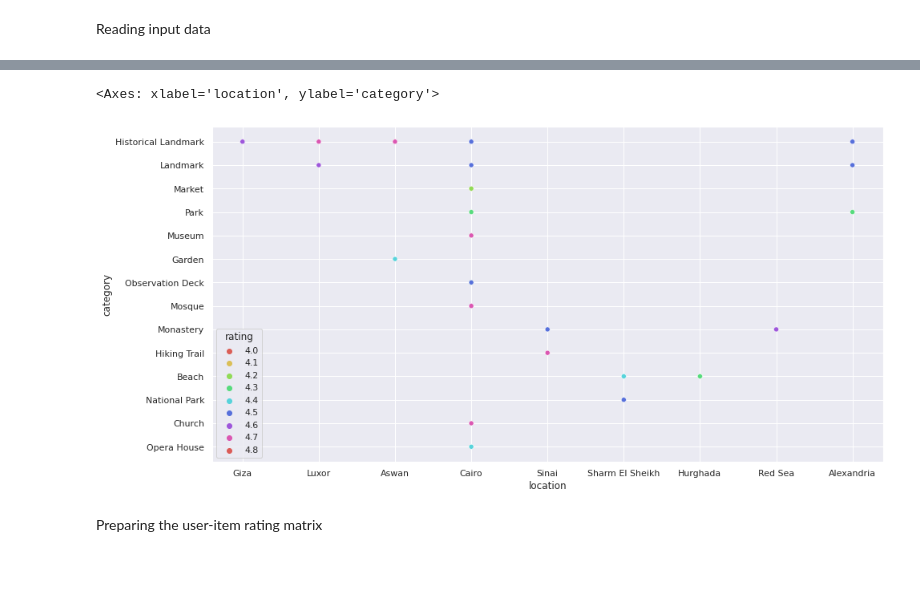
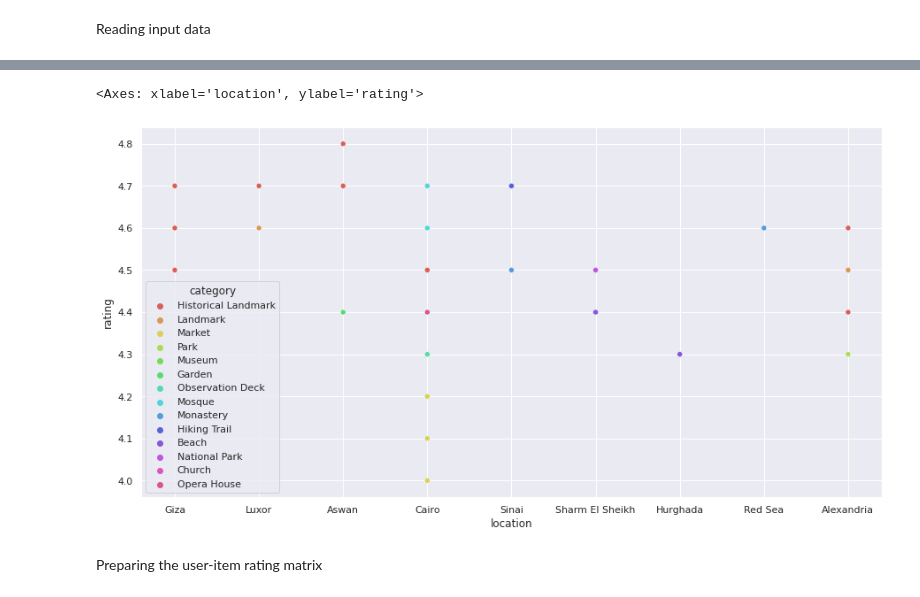
Before and after one commit to AbanobashrafX/Places-Recommendation-System, a Jupyter notebook: collaborative filtering algorithm/collaborative_filtering_algorithm.ipynb, the cells around one changed output, grey strips where cells are left out. Saved outputs shown, nothing was run; the diff lists cells and outputs as text; code cells hidden in the pictures; blank space fills up the shorter version.

```diff
--- a/collaborative filtering algorithm/collaborative_filtering_algorithm.ipynb
+++ b/collaborative filtering algorithm/collaborative_filtering_algorithm.ipynb
@@ -12,15 +19,15 @@ df = pd.read_csv('egypt_tourist_locations.csv')
 # %%
 # Step 3: Analyze data
 # We can visualize the data using a scatterplot to see if there is a relationship between the input features and output classes
 
 import seaborn as sns
 
 sns.set(rc={'figure.figsize':(15, 7.7)})
 
-sns.scatterplot(data=df, x='location', y='category', hue='rating', palette="hls", legend='full')
+sns.scatterplot(data=df, x='location', y='rating', hue='category', palette="hls", legend='full')
 # %% [output]
-<Axes: xlabel='location', ylabel='category'>
+<Axes: xlabel='location', ylabel='rating'>
-[figure, old version]
+[figure, new version]
 # %% [markdown]
 Preparing the user-item rating matrix
 # %%
```
Also changed, not shown: parts of 2 cells of this notebook.
